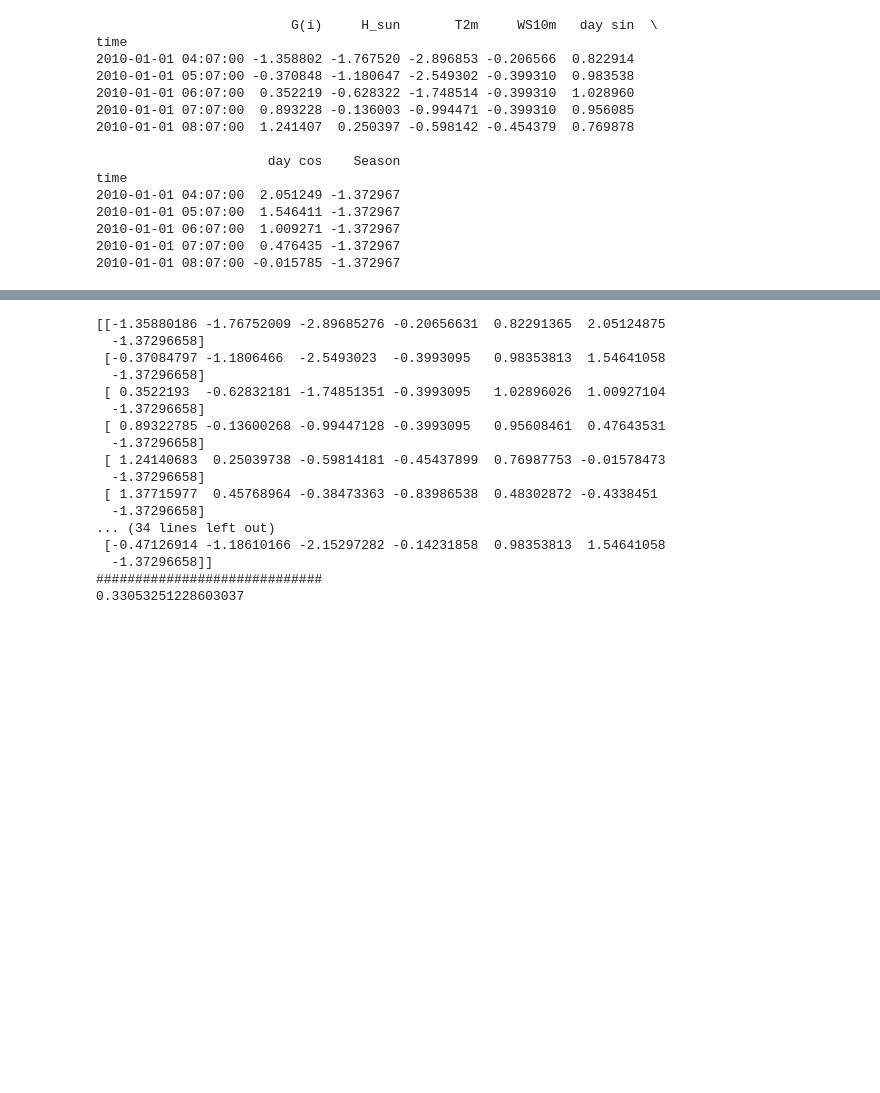
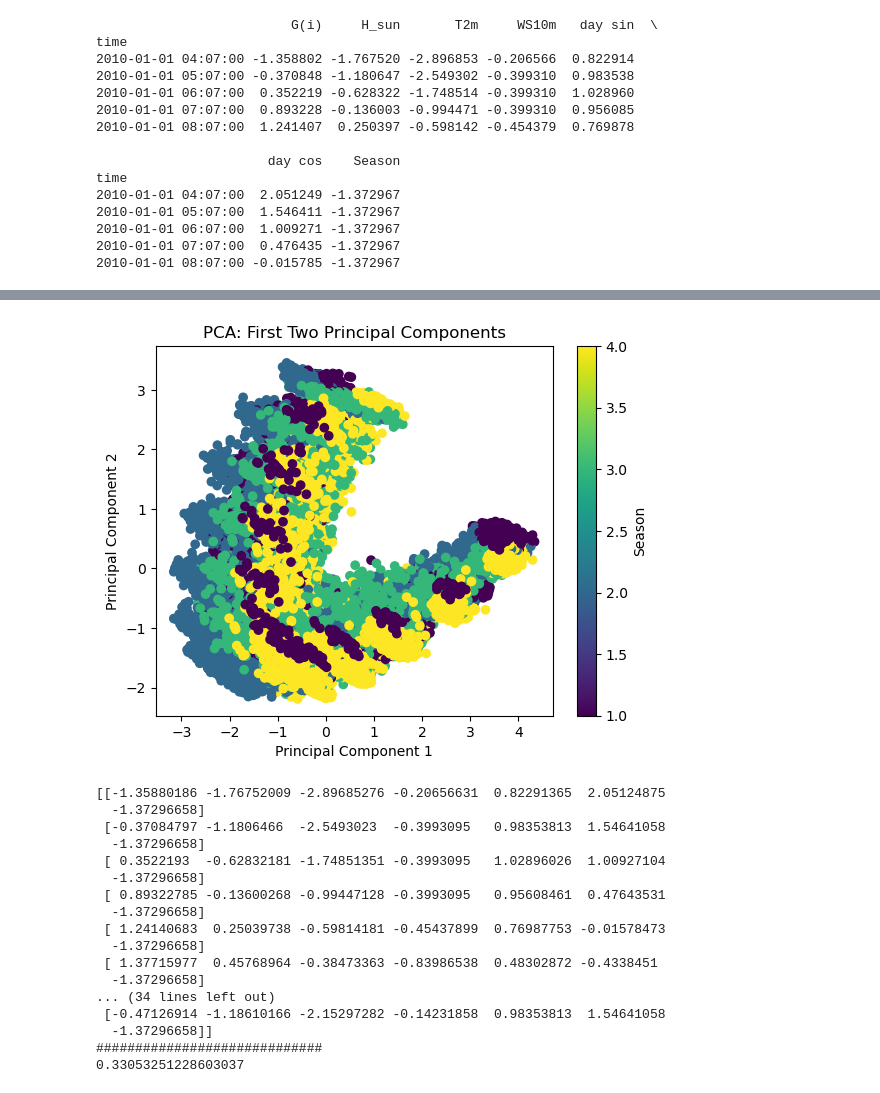
Before and after one commit to tsegaimerhawi/PV-prediction, a Jupyter notebook: WF-G(i).ipynb, the cells around one changed output, grey strips where cells are left out. Saved outputs shown, nothing was run; the diff lists cells and outputs as text; code cells hidden in the pictures; blank space fills up the shorter version.

```diff
--- a/WF-G(i).ipynb
+++ b/WF-G(i).ipynb
@@ -364,3 +358,12 @@ time
+# %%
+plt.scatter(data_pca[:, 0], data_pca[:, 1], c=df_multi['Season'], cmap='viridis')
+plt.xlabel('Principal Component 1')
+plt.ylabel('Principal Component 2')
+plt.colorbar(label='Season')
+plt.title('PCA: First Two Principal Components')
+plt.show()
+# %% [output]
+[figure, added]
 # %%
 def df_to_X_y(df_as_np, window_size=5):
 #   df_as_np = df.to_numpy()
```
Also changed, not shown: parts of 25 cells of this notebook.
